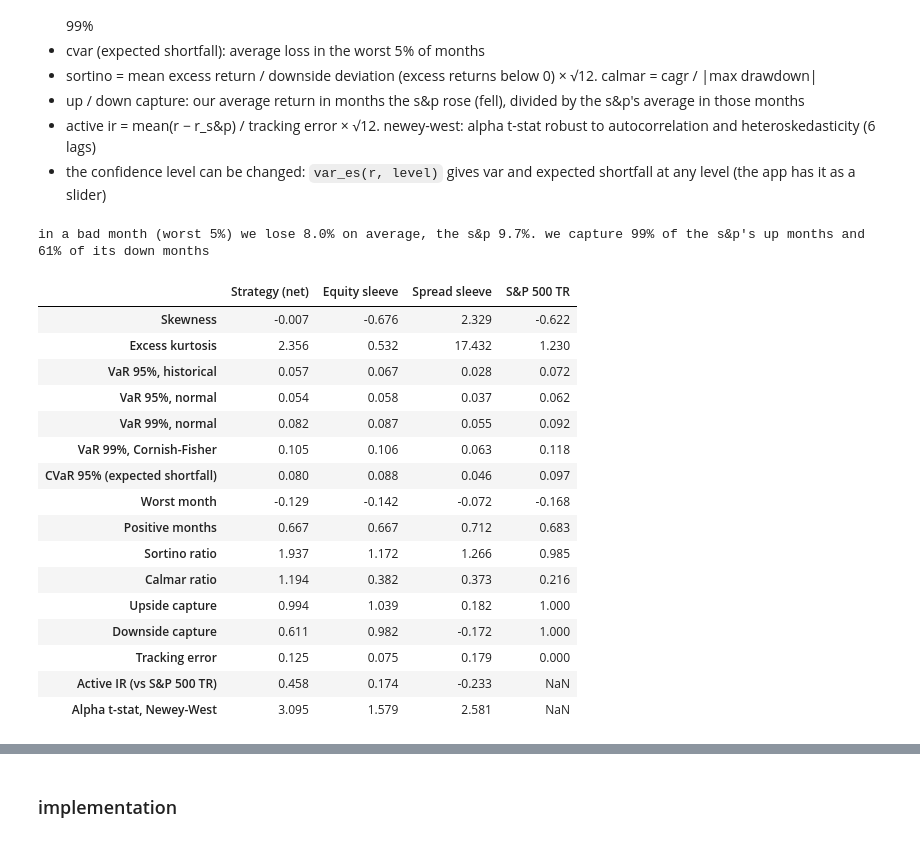
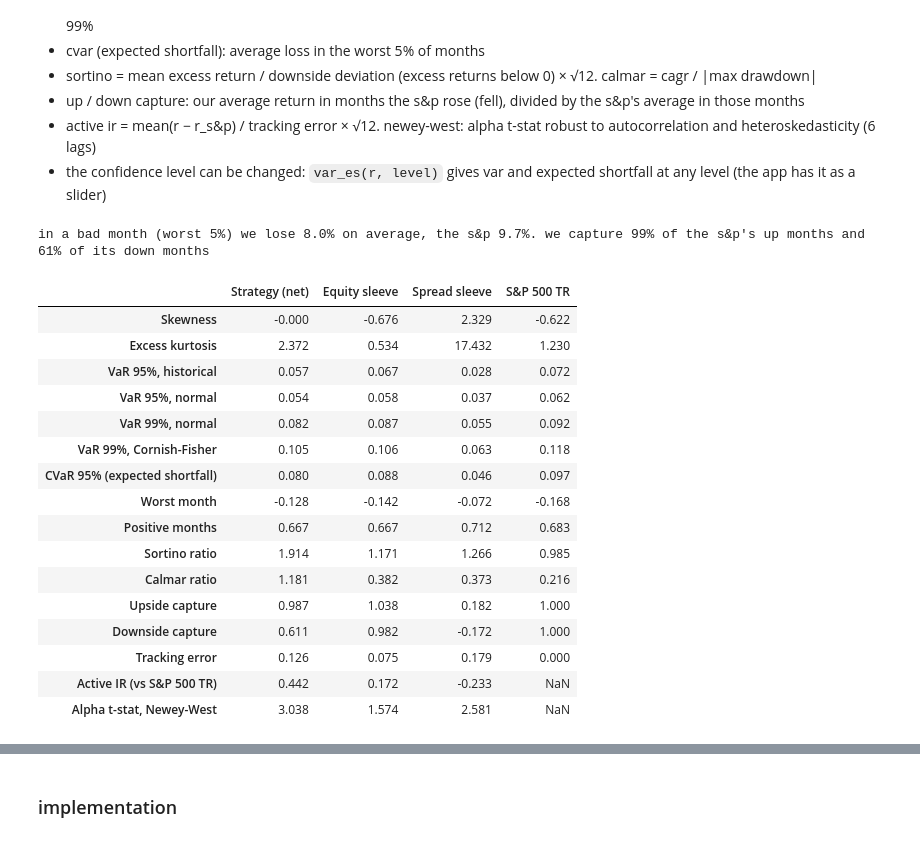
Before and after one commit to Ben10Nova/FinancialModellingGroupN, a Jupyter notebook: vol-control_pair_v1.ipynb, the cells around one changed output, grey strips where cells are left out. Saved outputs shown, nothing was run; the diff lists cells and outputs as text; code cells hidden in the pictures.

```diff
--- a/vol-control_pair_v1.ipynb
+++ b/vol-control_pair_v1.ipynb
@@ -102,17 +106,10 @@ only closes ≤ t. trade at close t, earn from t+1. pair for year y picked at th
 from itertools import groupby
 
 def month_end_flag(idx):
-    return ~idx.to_period('M').duplicated(keep='last')                 # last trading day of each month
-
-def spy_exposure(px, pair_ret=None):
-    # one risk budget: the spread sleeve's realised vol is taken out first, the equity sleeve gets the rest
-    vol = px['SPY'].pct_change().rolling(VOL_DAYS).std() * np.sqrt(252)   # trailing window ending at t
-    budget = TARGET_VOL if pair_ret is None else \
-             np.sqrt((TARGET_VOL ** 2 - (pair_ret.rolling(PAIR_VOL_DAYS).std() * np.sqrt(252)) ** 2).clip(lower=0))
-    return (budget / vol).clip(upper=MAX_LEV)
-
-def pair_returns(px, P):
-    return (P.shift(1) * px[SECTORS].pct_change()).sum(axis=1)        # positions set at t-1 earn day t
+    me = ~idx.to_period('M').duplicated(keep='last')
+    if len(idx) and idx[-1] != idx[-1] + pd.offsets.BMonthEnd(0):
+        me[-1] = False
+    return me
 
 def sector_betas(px, lo, hi):
     r = px[ASSETS].pct_change().loc[lo:hi]
@@ -156,7 +153,6 @@ def pair_targets(px, pick=lowbeta_pick, win=Z_WIN, z_in=Z_IN, z_out=Z_OUT, beta_
     return tgt, chosen, z_active
 
 tgt_pair, chosen, z_active = pair_targets(px)
-expo = spy_exposure(px, pair_returns(px, tgt_pair * PAIR_SIZE))
 
 betas = pd.DataFrame({y: sector_betas(px, str(y - BETA_YEARS), str(y - 1)) for y in chosen}).T.round(2)
 betas['pair held'] = [f'{a}/{b}' for a, b in chosen.values()]
@@ -282,7 +318,7 @@ def stats(r_m):
         'Alpha t-stat': ols.tvalues.iloc[0],
         'Beta': beta,
         'Information ratio': a / ols.resid.std() * np.sqrt(12),
-        'Max drawdown (monthly)': (wealth / wealth.cummax() - 1).min(),
+        'Max drawdown (monthly)': (wealth / wealth.cummax().clip(lower=1) - 1).min(),
     })
 
 strat_m = monthly(bt.net)
@@ -393,50 +429,50 @@ def risk_stats(r_m):
     q = r_m.quantile(.05)
     up, dn = b > 0, b < 0
     hac = sm.OLS(ex, sm.add_constant(b - rf)).fit(cov_type='HAC', cov_kwds={'maxlags': 6})
     return pd.Series({
         'Skewness': S,
         'Excess kurtosis': K,
         'VaR 95%, historical': -q,
         'VaR 95%, normal': var(-1.645),
         'VaR 99%, normal': var(-2.326),
         'VaR 99%, Cornish-Fisher': var(cf(-2.326)),
         'CVaR 95% (expected shortfall)': -r_m[r_m <= q].mean(),
         'Worst month': r_m.min(),
         'Positive months': (r_m > 0).mean(),
         'Sortino ratio': ex.mean() / np.sqrt((ex.clip(upper=0) ** 2).mean()) * np.sqrt(12),
-        'Calmar ratio': (w.iloc[-1] ** (12 / len(r_m)) - 1) / -(w / w.cummax() - 1).min(),
+        'Calmar ratio': (w.iloc[-1] ** (12 / len(r_m)) - 1) / -(w / w.cummax().clip(lower=1) - 1).min(),
         'Upside capture': r_m[up].mean() / b[up].mean(),
         'Downside capture': r_m[dn].mean() / b[dn].mean(),
         'Tracking error': act.std() * np.sqrt(12),
         'Active IR (vs S&P 500 TR)': act.mean() / act.std() * np.sqrt(12) if act.std() > 0 else np.nan,
         'Alpha t-stat, Newey-West': hac.tvalues.iloc[0] if act.std() > 0 else np.nan,
     })
 
 risk = pd.DataFrame({'Strategy (net)': risk_stats(strat_m), 'Equity sleeve': risk_stats(monthly(spy_only.net)),
                      'Spread sleeve': risk_stats(monthly(pair_only.net)), 'S&P 500 TR': risk_stats(bench_m)})
 r = risk['Strategy (net)']
 print(f"in a bad month (worst 5%) we lose {r['CVaR 95% (expected shortfall)']:.1%} on average, the s&p {risk.loc['CVaR 95% (expected shortfall)', 'S&P 500 TR']:.1%}. "
       f"we capture {r['Upside capture']:.0%} of the s&p's up months and {r['Downside capture']:.0%} of its down months")
 risk.round(3)
 # %% [output]
 in a bad month (worst 5%) we lose 8.0% on average, the s&p 9.7%. we capture 99% of the s&p's up months and 61% of its down months
 |  | Strategy (net) | Equity sleeve | Spread sleeve | S&P 500 TR |
-| Skewness | -0.007 | -0.676 | 2.329 | -0.622 |
-| Excess kurtosis | 2.356 | 0.532 | 17.432 | 1.230 |
+| Skewness | -0.000 | -0.676 | 2.329 | -0.622 |
+| Excess kurtosis | 2.372 | 0.534 | 17.432 | 1.230 |
 | VaR 95%, historical | 0.057 | 0.067 | 0.028 | 0.072 |
 | VaR 95%, normal | 0.054 | 0.058 | 0.037 | 0.062 |
 | VaR 99%, normal | 0.082 | 0.087 | 0.055 | 0.092 |
 | VaR 99%, Cornish-Fisher | 0.105 | 0.106 | 0.063 | 0.118 |
 | CVaR 95% (expected shortfall) | 0.080 | 0.088 | 0.046 | 0.097 |
-| Worst month | -0.129 | -0.142 | -0.072 | -0.168 |
+| Worst month | -0.128 | -0.142 | -0.072 | -0.168 |
 | Positive months | 0.667 | 0.667 | 0.712 | 0.683 |
-| Sortino ratio | 1.937 | 1.172 | 1.266 | 0.985 |
-| Calmar ratio | 1.194 | 0.382 | 0.373 | 0.216 |
-| Upside capture | 0.994 | 1.039 | 0.182 | 1.000 |
+| Sortino ratio | 1.914 | 1.171 | 1.266 | 0.985 |
+| Calmar ratio | 1.181 | 0.382 | 0.373 | 0.216 |
+| Upside capture | 0.987 | 1.038 | 0.182 | 1.000 |
 | Downside capture | 0.611 | 0.982 | -0.172 | 1.000 |
-| Tracking error | 0.125 | 0.075 | 0.179 | 0.000 |
-| Active IR (vs S&P 500 TR) | 0.458 | 0.174 | -0.233 | NaN |
-| Alpha t-stat, Newey-West | 3.095 | 1.579 | 2.581 | NaN |
+| Tracking error | 0.126 | 0.075 | 0.179 | 0.000 |
+| Active IR (vs S&P 500 TR) | 0.442 | 0.172 | -0.233 | NaN |
+| Alpha t-stat, Newey-West | 3.038 | 1.574 | 2.581 | NaN |
 # %%
 # The risk profile as paired bars (same view as the app): portfolio vs S&P 500 TR
 groups = {
```
Also changed, not shown: parts of 24 cells of this notebook, 5 other files.
